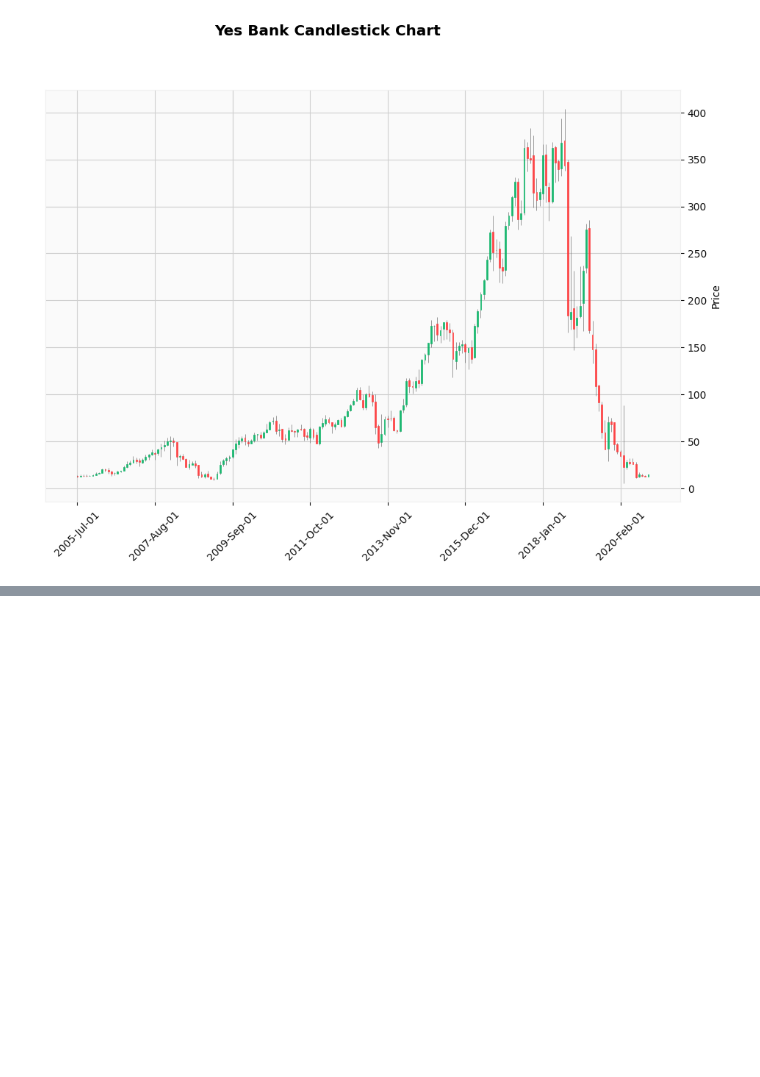
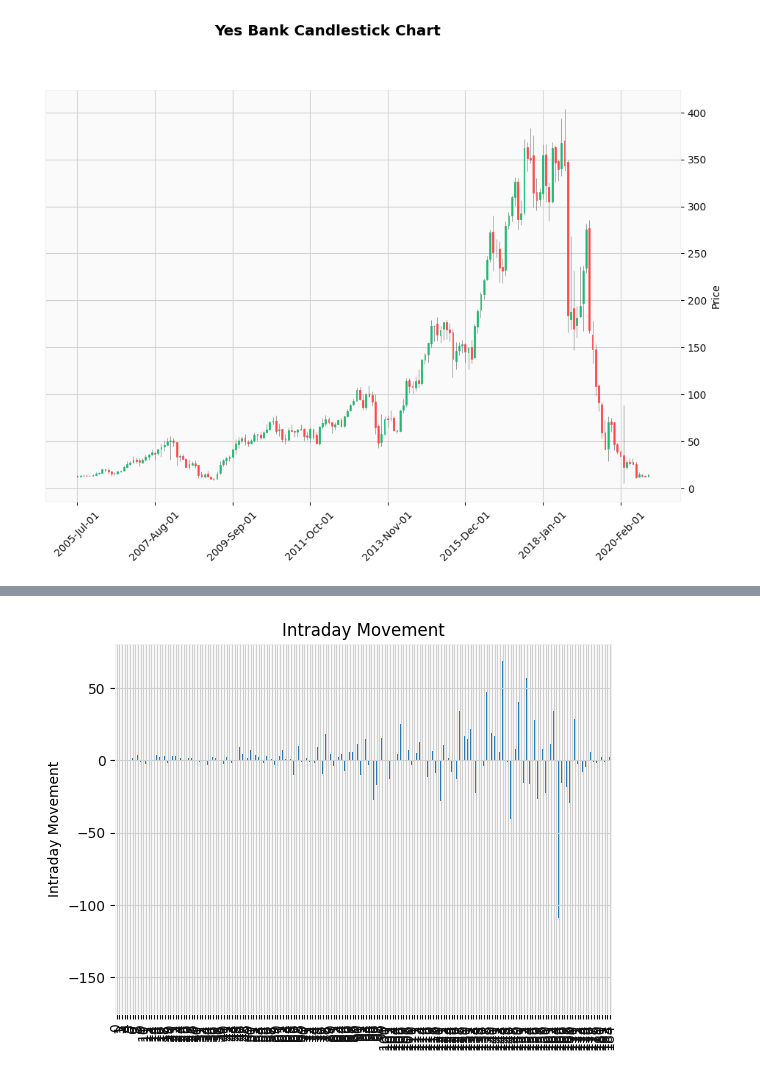
Before and after one commit to rksonu21/ML_Alma_Better, a Jupyter notebook: Yes_Bank_Regression.ipynb, the cells around one changed output, grey strips where cells are left out. Drawn from its saved outputs; the diff is of its cells as text; code cells hidden in the pictures; blank space fills up the shorter version.

```diff
--- a/Yes_Bank_Regression.ipynb
+++ b/Yes_Bank_Regression.ipynb
@@ -81,0 +90,7 @@ yb_df.head()
+# %%
+# Plot the 'Intraday Movement'
+yb_df['Intraday Movement'].plot(kind='bar', title='Intraday Movement')
+plt.ylabel('Intraday Movement')
+plt.show()
+# %% [output]
+[figure, added]
```
Also changed, not shown: parts of 9 cells of this notebook.
